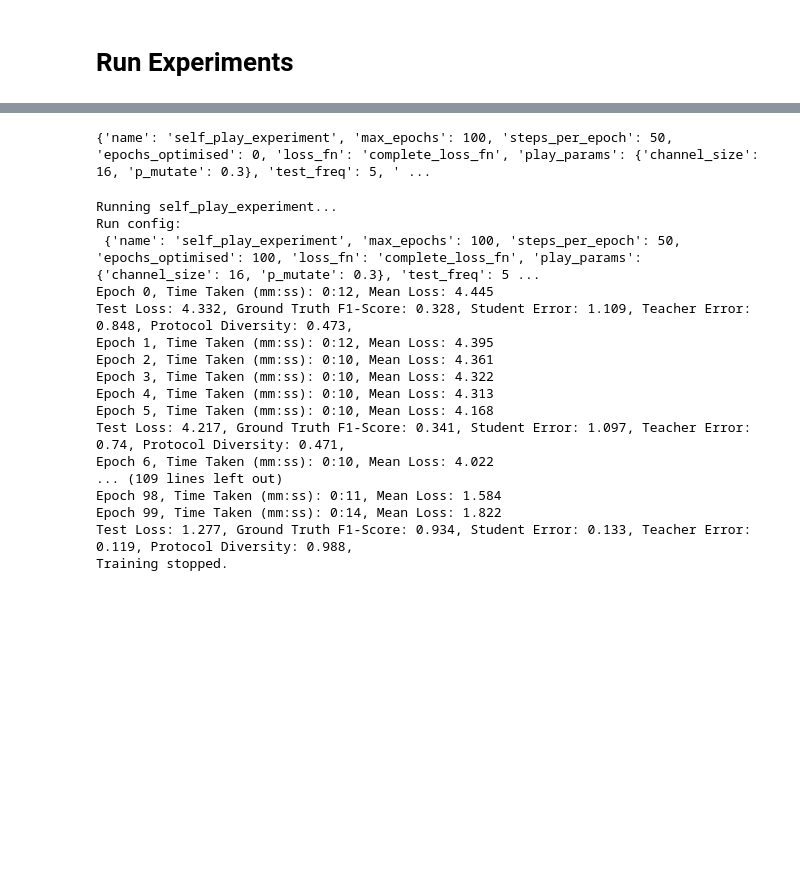
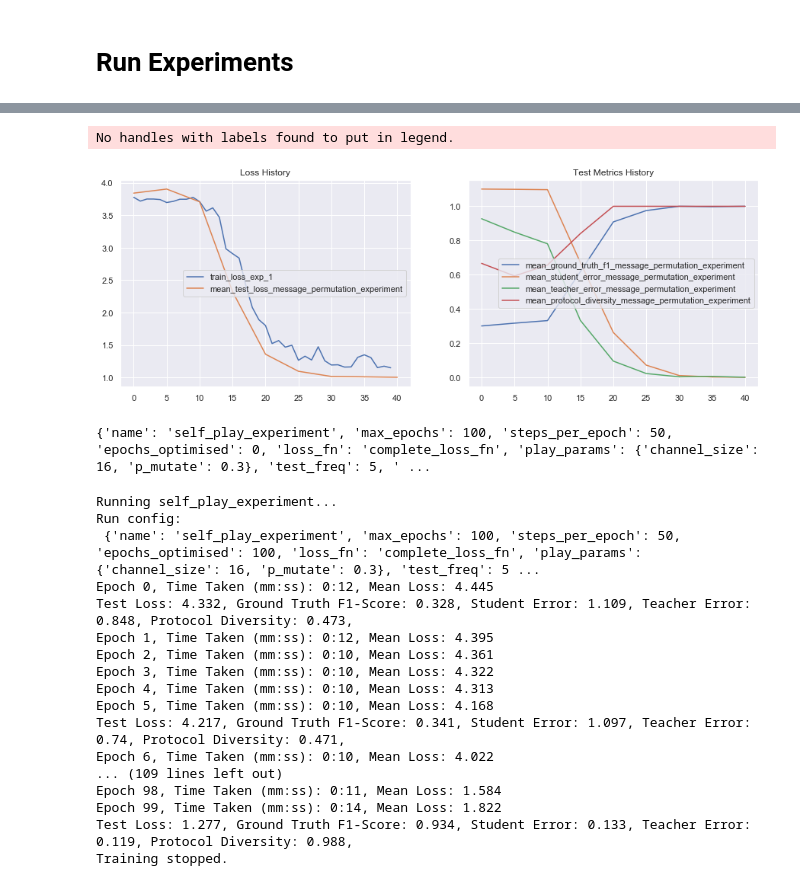
Before and after one commit to DylanCope/zero-shot-comm, a Jupyter notebook: emergent-communication.ipynb, the cells around one changed output, grey strips where cells are left out. Drawn from its saved outputs; the diff is of its cells as text; code cells hidden in the pictures; blank space fills up the shorter version.

```diff
--- a/emergent-communication.ipynb
+++ b/emergent-communication.ipynb
@@ -372,3 +372,27 @@ def create_self_play_experiment(p_mutate=0.3, epochs=40):
         max_epochs=epochs,
         name='self_play_experiment'
     )
+
+def create_message_permutation_experiment(epochs=40):
+
+    agent = Agent(CHANNEL_SIZE, NUM_CLASSES, encoder=AGENT_INPUT_ENCODER)
+
+    play_params =  {
+        'channel_size': CHANNEL_SIZE,
+        'p_mutate': 0,
+        'message_permutation': True,
+    }
+
+    return Experiment(
+        generate_train_batch, generate_test_batch,
+        play_params=play_params,
+        student=agent,
+        teacher=agent,
+        loss_fn=complete_loss_fn,
+        max_epochs=epochs,
+        name='message_permutation_experiment'
+    )
+# %%
+permutation_experiment = create_message_permutation_experiment()
+# %%
+permutation_experiment.run()
@@ -375,2 +417,8 @@ def create_self_play_experiment(p_mutate=0.3, epochs=40):
+# %%
+permutation_experiment.plot_training_history();
+legend = fig.legend()
+# %% [output]
+No handles with labels found to put in legend.
+[figure, added]
 # %%
 experiment = create_self_play_experiment(epochs=100)
```
Also changed, not shown: parts of 10 cells of this notebook, 3 other files.
